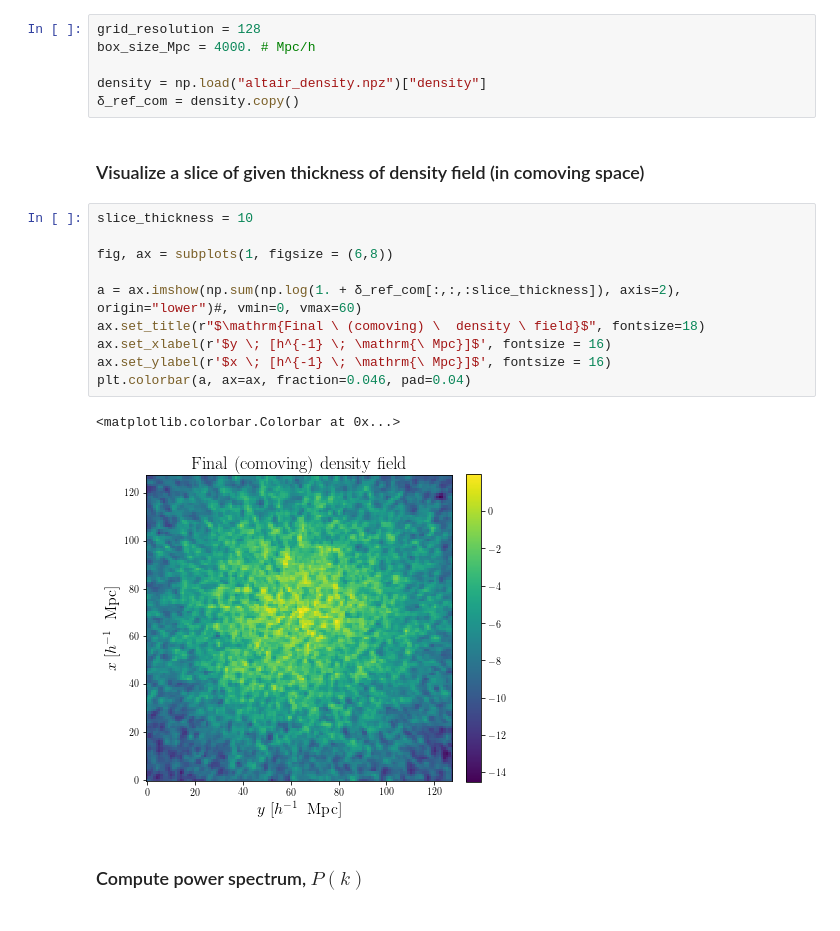
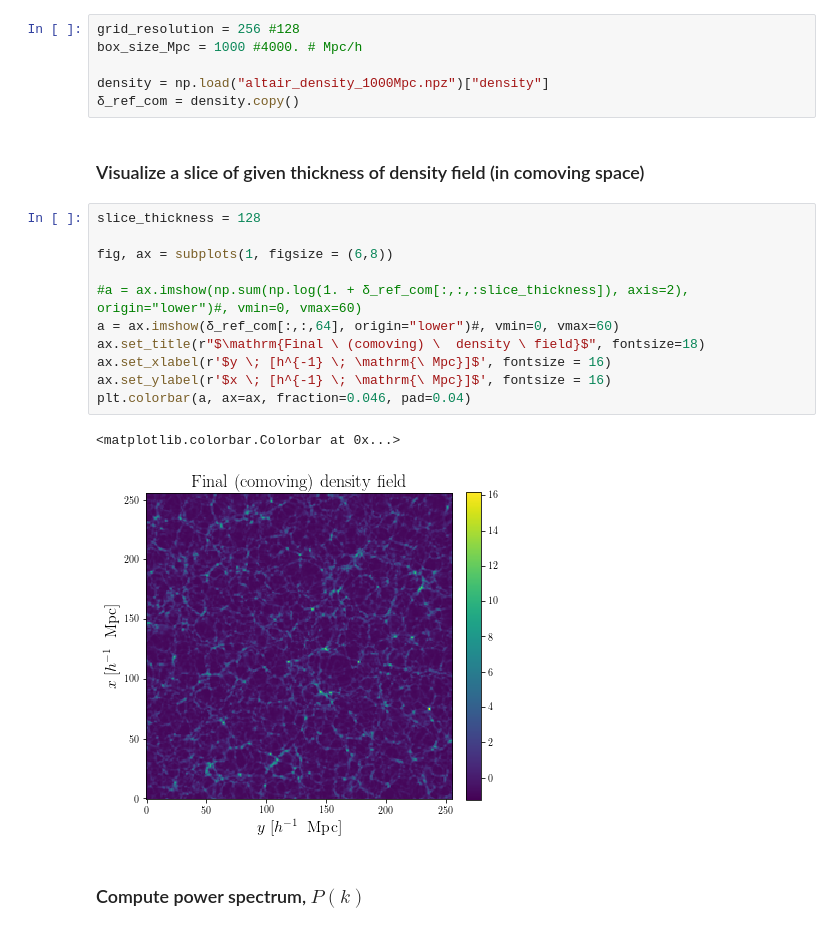
Before and after one commit to doogesh/precision_cosmo, a Jupyter notebook: Information_content_demo_infinite_remote_observer_draft.ipynb, the cells around one changed output. Drawn from its saved outputs; the diff is of its cells as text.

```diff
--- a/Information_content_demo_infinite_remote_observer_draft.ipynb
+++ b/Information_content_demo_infinite_remote_observer_draft.ipynb
@@ -32,26 +32,27 @@ Populating the interactive namespace from numpy and matplotlib
 # %% [markdown]
 ### Load VELMASS simulation
 # %%
-grid_resolution = 128
-box_size_Mpc = 4000. # Mpc/h
+grid_resolution = 256 #128
+box_size_Mpc = 1000 #4000. # Mpc/h
 
-density = np.load("altair_density.npz")["density"]
+density = np.load("altair_density_1000Mpc.npz")["density"]
 δ_ref_com = density.copy()
 # %% [markdown]
 ### Visualize a slice of given thickness of density field (in comoving space)
 # %%
-slice_thickness = 10
+slice_thickness = 128
 
 fig, ax = subplots(1, figsize = (6,8))
 
-a = ax.imshow(np.sum(np.log(1. + δ_ref_com[:,:,:slice_thickness]), axis=2), origin="lower")#, vmin=0, vmax=60)
+#a = ax.imshow(np.sum(np.log(1. + δ_ref_com[:,:,:slice_thickness]), axis=2), origin="lower")#, vmin=0, vmax=60)
+a = ax.imshow(δ_ref_com[:,:,64], origin="lower")#, vmin=0, vmax=60)
 ax.set_title(r"$\mathrm{Final \ (comoving) \  density \ field}$", fontsize=18)
 ax.set_xlabel(r'$y \; [h^{-1} \; \mathrm{\ Mpc}]$', fontsize = 16)
 ax.set_ylabel(r'$x \; [h^{-1} \; \mathrm{\ Mpc}]$', fontsize = 16)
 plt.colorbar(a, ax=ax, fraction=0.046, pad=0.04)
 # %% [output]
 <matplotlib.colorbar.Colorbar at 0x...>
-[figure, old version]
+[figure, new version]
 # %% [markdown]
 ### Compute power spectrum, $P(k)$
 # %%
```
Also changed, not shown: parts of 17 cells of this notebook.
